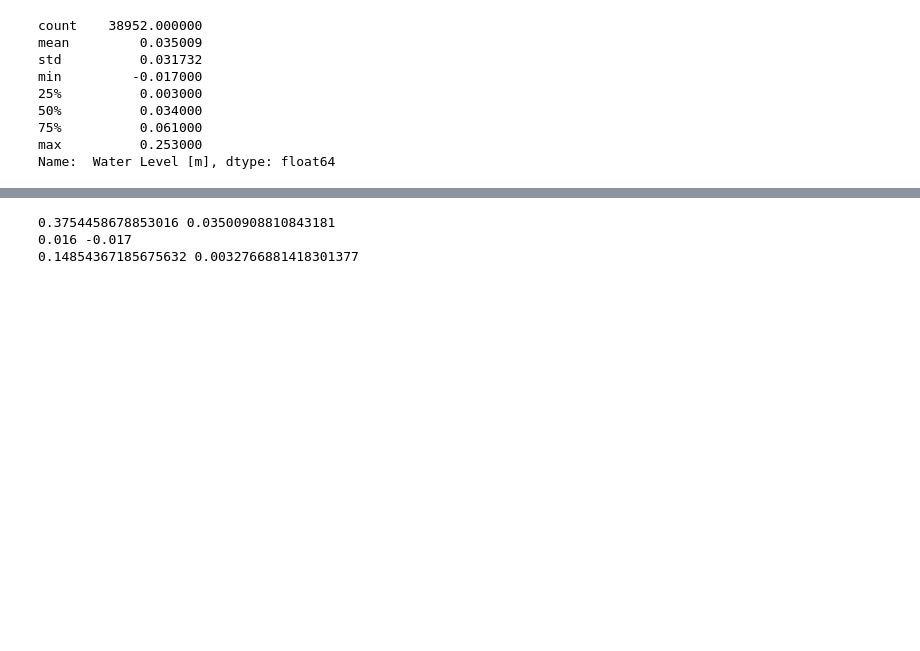
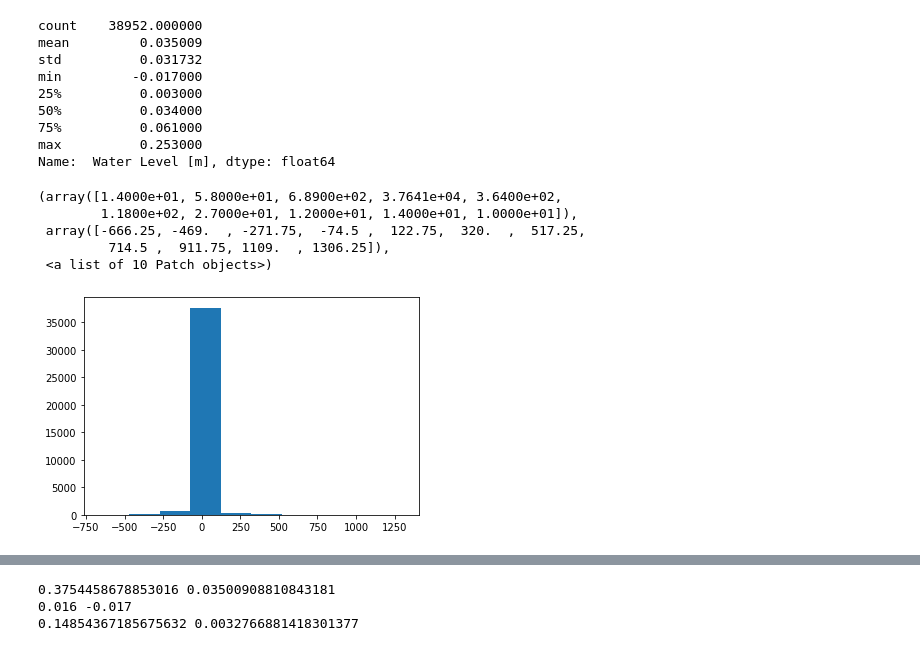
Before and after one commit to hasibum/m2pi22-Novion-Project, a Jupyter notebook: water_level_data.ipynb, the cells around one changed output, grey strips where cells are left out. Cells and saved outputs as stored; diff of their text form; code cells hidden in the pictures; blank space fills up the shorter version.

```diff
--- a/water_level_data.ipynb
+++ b/water_level_data.ipynb
@@ -59,3 +59,21 @@ Name:  Water Level [m], dtype: float64
 # %%
 pd.to_datetime(sADF["Timestamp"]);
 pd.to_datetime(sBDF["Timestamp"]);
+# %%
+wl_mm=sADF[" Water Level [m]"].to_numpy()*1000  # water level in mm
+slope_up=[]
+slope_dw=[]
+for i in range(sADF.shape[0]-4):
+    slope_dw.append((wl_mm[i+4]-wl_mm[i])/4*5)
+    slope_up.append((wl_mm[i+1]-wl_mm[i])/5)
+#plt.plot(slope_1)
+#plt.plot(wl_mm)
+# %%
+plt.hist(slope_dw)
+# %% [output]
+(array([1.4000e+01, 5.8000e+01, 6.8900e+02, 3.7641e+04, 3.6400e+02,
+        1.1800e+02, 2.7000e+01, 1.2000e+01, 1.4000e+01, 1.0000e+01]),
+ array([-666.25, -469.  , -271.75,  -74.5 ,  122.75,  320.  ,  517.25,
+         714.5 ,  911.75, 1109.  , 1306.25]),
+ <a list of 10 Patch objects>)
+[figure, added]
```
Also changed, not shown: parts of 16 cells of this notebook.
